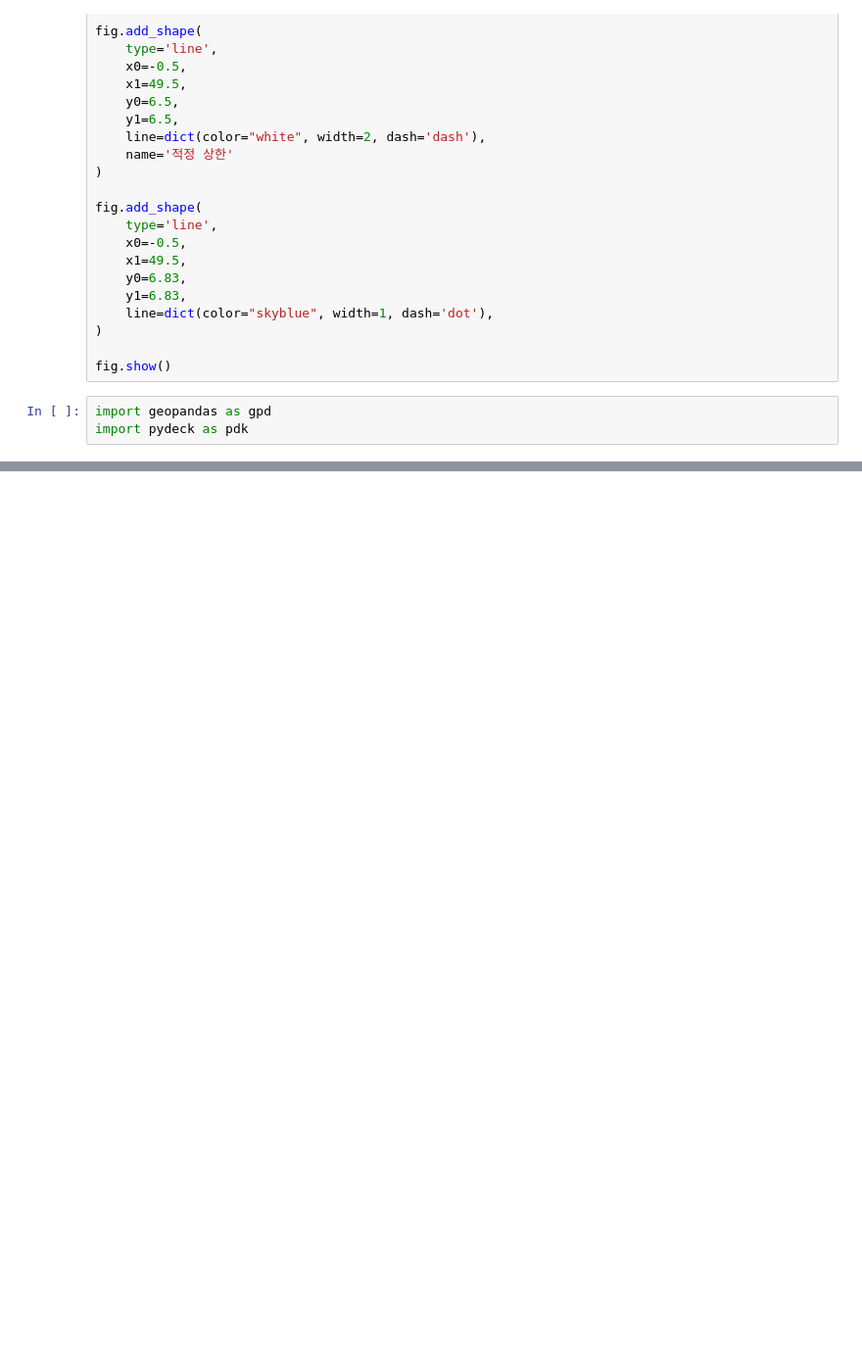
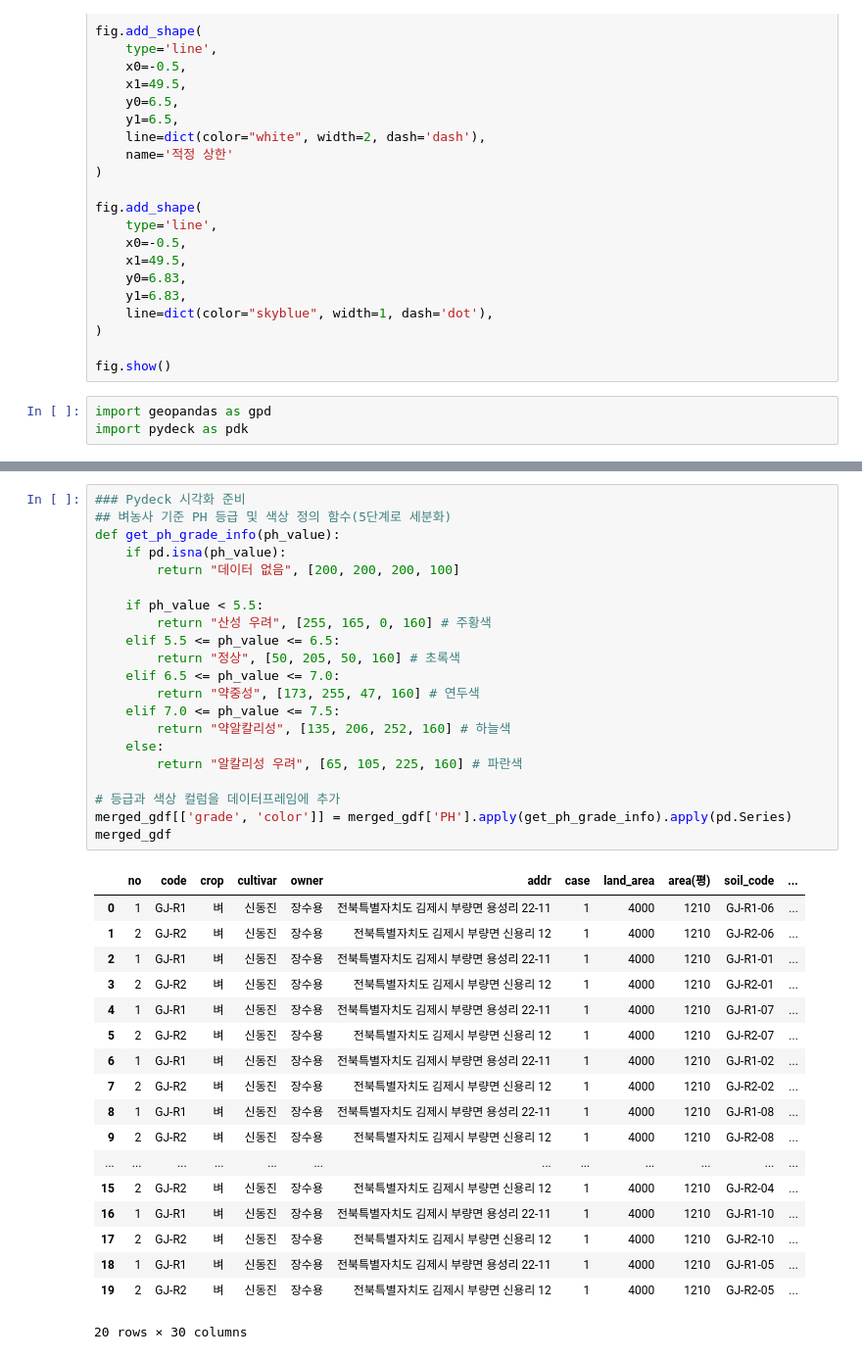
Before and after one commit to sirasony35/soil_analysis, a Jupyter notebook: soil_analysis_deep.ipynb, the cells around one changed output, grey strips where cells are left out. Shown at 98% size. Drawn from its saved outputs; the diff is of its cells as text; blank space fills up the shorter version.

```diff
--- a/soil_analysis_deep.ipynb
+++ b/soil_analysis_deep.ipynb
@@ -74,0 +136,40 @@ import pydeck as pdk
+# %%
+### Pydeck 시각화 준비
+## 벼농사 기준 PH 등급 및 색상 정의 함수(5단계로 세분화)
+def get_ph_grade_info(ph_value):
+    if pd.isna(ph_value):
+        return "데이터 없음", [200, 200, 200, 100]
+
+    if ph_value < 5.5:
+        return "산성 우려", [255, 165, 0, 160] # 주황색
+    elif 5.5 <= ph_value <= 6.5:
+        return "정상", [50, 205, 50, 160] # 초록색
+    elif 6.5 <= ph_value <= 7.0:
+        return "약중성", [173, 255, 47, 160] # 연두색
+    elif 7.0 <= ph_value <= 7.5:
+        return "약알칼리성", [135, 206, 252, 160] # 하늘색
+    else:
+        return "알칼리성 우려", [65, 105, 225, 160] # 파란색
+
+# 등급과 색상 컬럼을 데이터프레임에 추가
+merged_gdf[['grade', 'color']] = merged_gdf['PH'].apply(get_ph_grade_info).apply(pd.Series)
+merged_gdf
+# %% [output]
+|  | no | code | crop | cultivar | owner | addr | case | land_area | area(평) | soil_code | ... |
+| 0 | 1 | GJ-R1 | 벼 | 신동진 | 장수용 | 전북특별자치도 김제시 부량면 용성리 22-11 | 1 | 4000 | 1210 | GJ-R1-06 | ... |
+| 1 | 2 | GJ-R2 | 벼 | 신동진 | 장수용 | 전북특별자치도 김제시 부량면 신용리 12 | 1 | 4000 | 1210 | GJ-R2-06 | ... |
+| 2 | 1 | GJ-R1 | 벼 | 신동진 | 장수용 | 전북특별자치도 김제시 부량면 용성리 22-11 | 1 | 4000 | 1210 | GJ-R1-01 | ... |
+| 3 | 2 | GJ-R2 | 벼 | 신동진 | 장수용 | 전북특별자치도 김제시 부량면 신용리 12 | 1 | 4000 | 1210 | GJ-R2-01 | ... |
+| 4 | 1 | GJ-R1 | 벼 | 신동진 | 장수용 | 전북특별자치도 김제시 부량면 용성리 22-11 | 1 | 4000 | 1210 | GJ-R1-07 | ... |
+| 5 | 2 | GJ-R2 | 벼 | 신동진 | 장수용 | 전북특별자치도 김제시 부량면 신용리 12 | 1 | 4000 | 1210 | GJ-R2-07 | ... |
+| 6 | 1 | GJ-R1 | 벼 | 신동진 | 장수용 | 전북특별자치도 김제시 부량면 용성리 22-11 | 1 | 4000 | 1210 | GJ-R1-02 | ... |
+| 7 | 2 | GJ-R2 | 벼 | 신동진 | 장수용 | 전북특별자치도 김제시 부량면 신용리 12 | 1 | 4000 | 1210 | GJ-R2-02 | ... |
+| 8 | 1 | GJ-R1 | 벼 | 신동진 | 장수용 | 전북특별자치도 김제시 부량면 용성리 22-11 | 1 | 4000 | 1210 | GJ-R1-08 | ... |
+| 9 | 2 | GJ-R2 | 벼 | 신동진 | 장수용 | 전북특별자치도 김제시 부량면 신용리 12 | 1 | 4000 | 1210 | GJ-R2-08 | ... |
+| ... | ... | ... | ... | ... | ... | ... | ... | ... | ... | ... | ... |
+| 15 | 2 | GJ-R2 | 벼 | 신동진 | 장수용 | 전북특별자치도 김제시 부량면 신용리 12 | 1 | 4000 | 1210 | GJ-R2-04 | ... |
+| 16 | 1 | GJ-R1 | 벼 | 신동진 | 장수용 | 전북특별자치도 김제시 부량면 용성리 22-11 | 1 | 4000 | 1210 | GJ-R1-10 | ... |
+| 17 | 2 | GJ-R2 | 벼 | 신동진 | 장수용 | 전북특별자치도 김제시 부량면 신용리 12 | 1 | 4000 | 1210 | GJ-R2-10 | ... |
+| 18 | 1 | GJ-R1 | 벼 | 신동진 | 장수용 | 전북특별자치도 김제시 부량면 용성리 22-11 | 1 | 4000 | 1210 | GJ-R1-05 | ... |
+| 19 | 2 | GJ-R2 | 벼 | 신동진 | 장수용 | 전북특별자치도 김제시 부량면 신용리 12 | 1 | 4000 | 1210 | GJ-R2-05 | ... |
+20 rows × 30 columns
```
Also changed, not shown: parts of 8 cells of this notebook, 7 other files.
